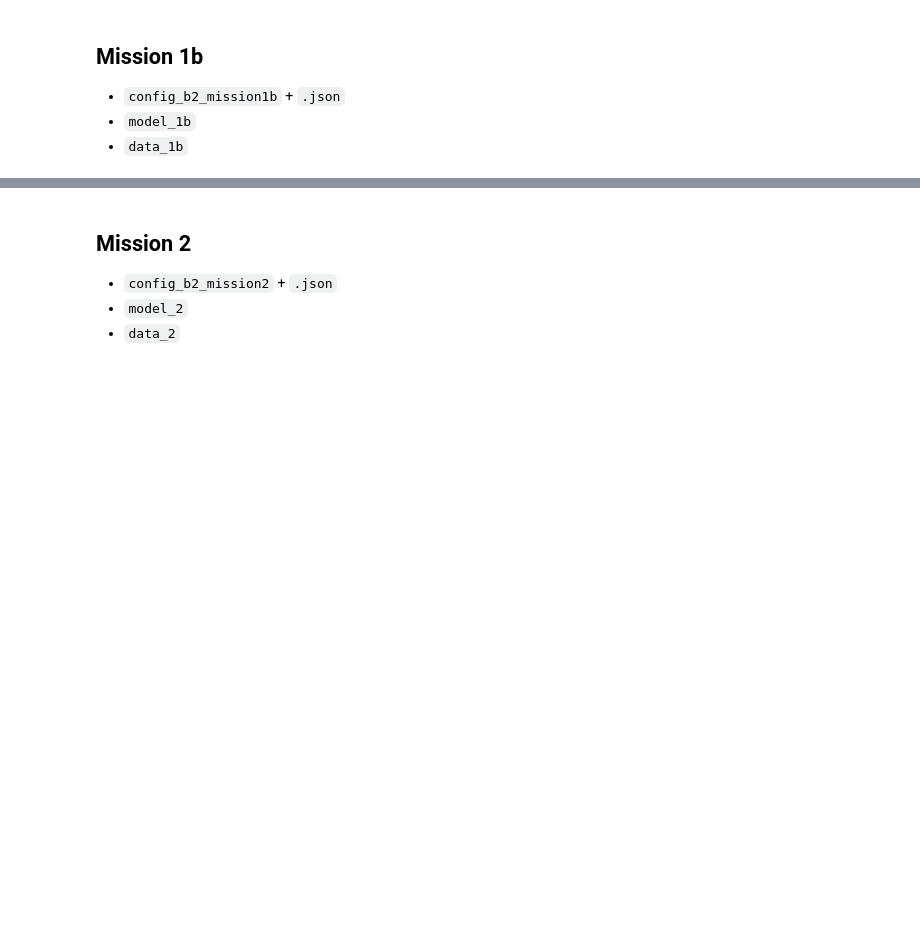
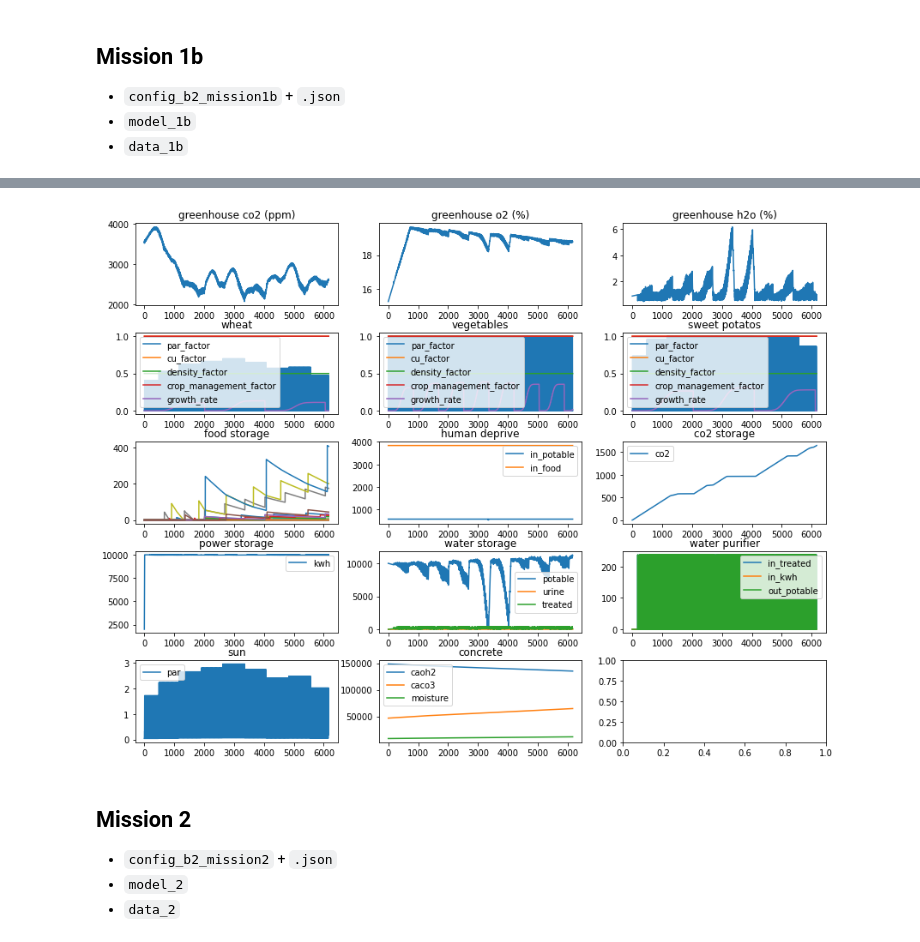
Before and after one commit to overthesun/simoc, a Jupyter notebook: generate_simoc_b2.ipynb, the cells around one changed output, grey strips where cells are left out. Saved outputs shown, nothing was run; the diff lists cells and outputs as text; code cells hidden in the pictures; blank space fills up the shorter version.

```diff
--- a/generate_simoc_b2.ipynb
+++ b/generate_simoc_b2.ipynb
@@ -747,6 +771,9 @@ for plant, area in plant_areas.items():
     config_b2_mission1b['agents'][plant] = {'amount': round(area * scale_other_plants)}
 # Update crop management factor (double)
 b2_agent_desc_1b = deepcopy(b2_agent_desc)
+# Update concrete carbonation
+carbonation = model_1a.get_agents_by_type('concrete')[0].carbonation
+config_b2_mission1b['agents']['concrete']['carbonation'] = carbonation
 with open(data_files_path / 'config_b2_mission1b.json', 'w') as f:
     json.dump(config_b2_mission1b, f, indent=4)
 
@@ -772,3 +800,4 @@ Mission 1b
+[figure, added]
 # %% [markdown]
 ## Mission 2
 - `config_b2_mission2` + `.json`
```
Also changed, not shown: parts of 12 cells of this notebook, 16 other files.
